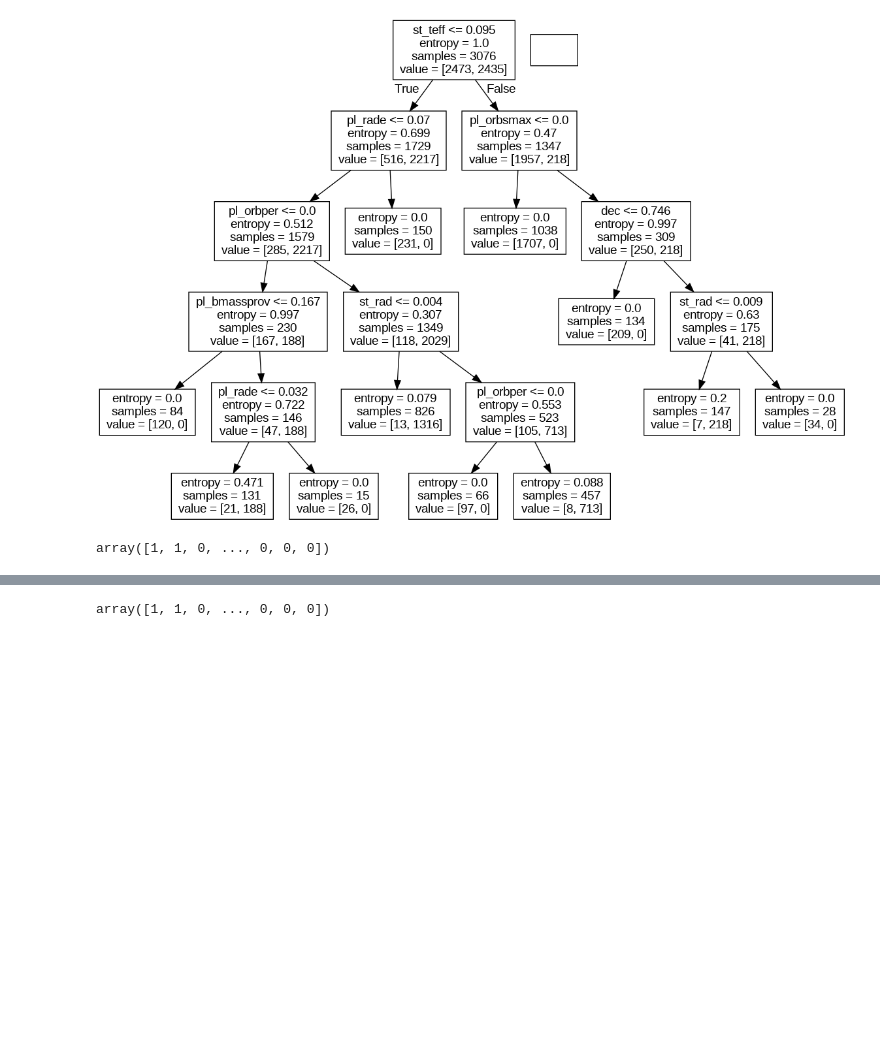
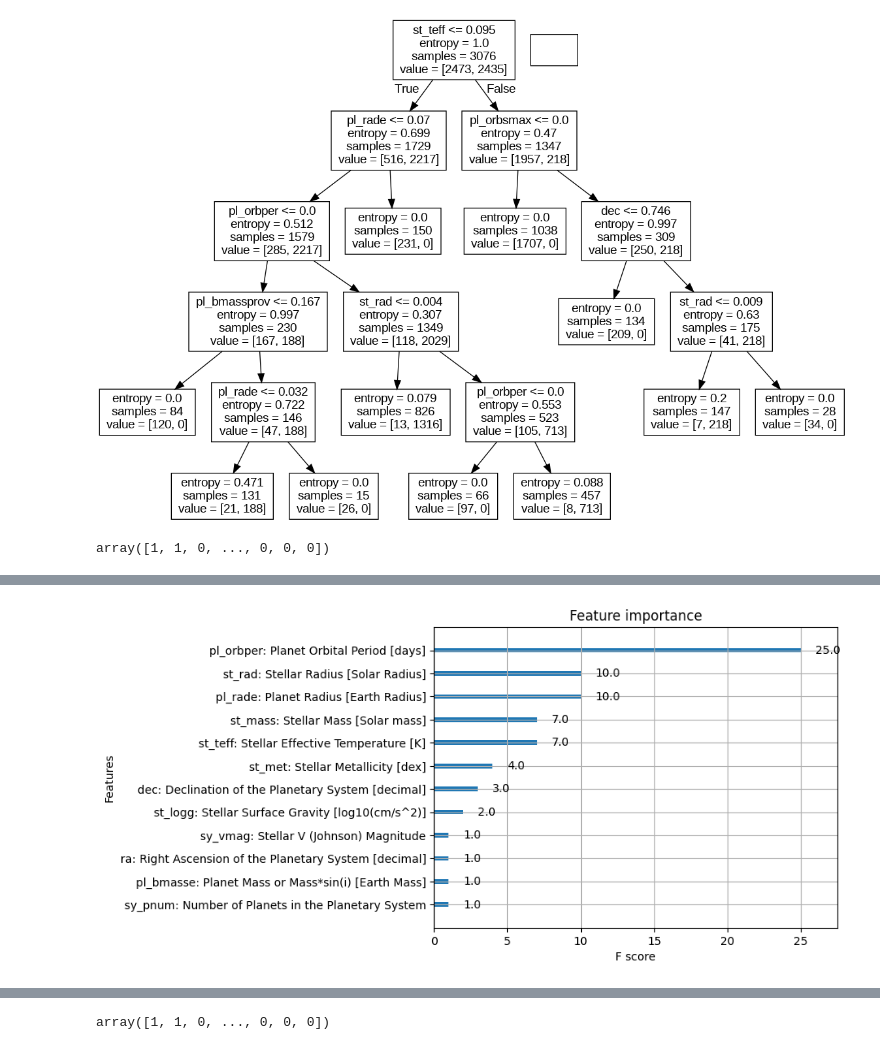
Before and after one commit to christinaxliu/research, a Jupyter notebook: CSRSEF/RandomForest_XGBoost_Classifiers_v1.ipynb, the cells around one changed output, grey strips where cells are left out. Cells and saved outputs as stored; diff of their text form; code cells hidden in the pictures; blank space fills up the shorter version.

```diff
--- a/CSRSEF/RandomForest_XGBoost_Classifiers_v1.ipynb
+++ b/CSRSEF/RandomForest_XGBoost_Classifiers_v1.ipynb
@@ -784,0 +845,7 @@ NameError: name 'XGBClassifier' is not defined
+# %%
+# Plot XGBoost classifier feature importance
+xgb_classifier.get_booster().feature_names = feature_columns
+plot_importance(xgb_classifier)
+plt.show()
+# %% [output]
+[figure, added]
```
Also changed, not shown: parts of 14 cells of this notebook.
